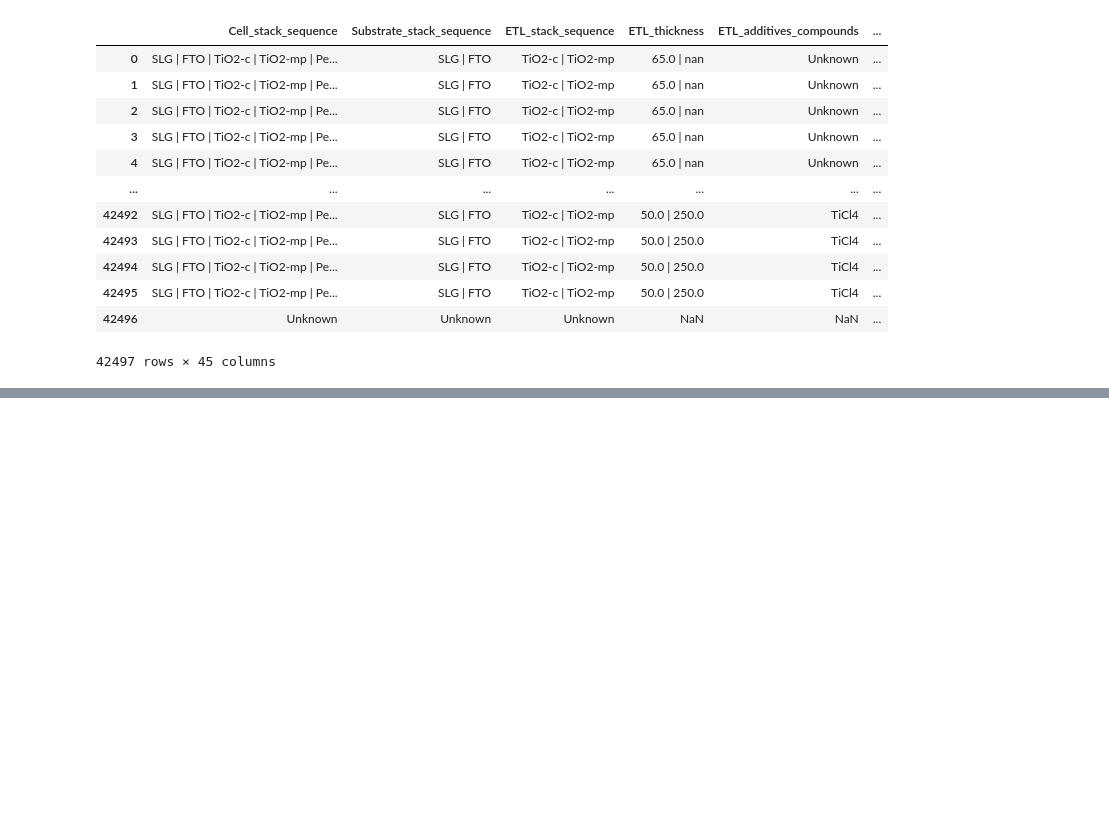
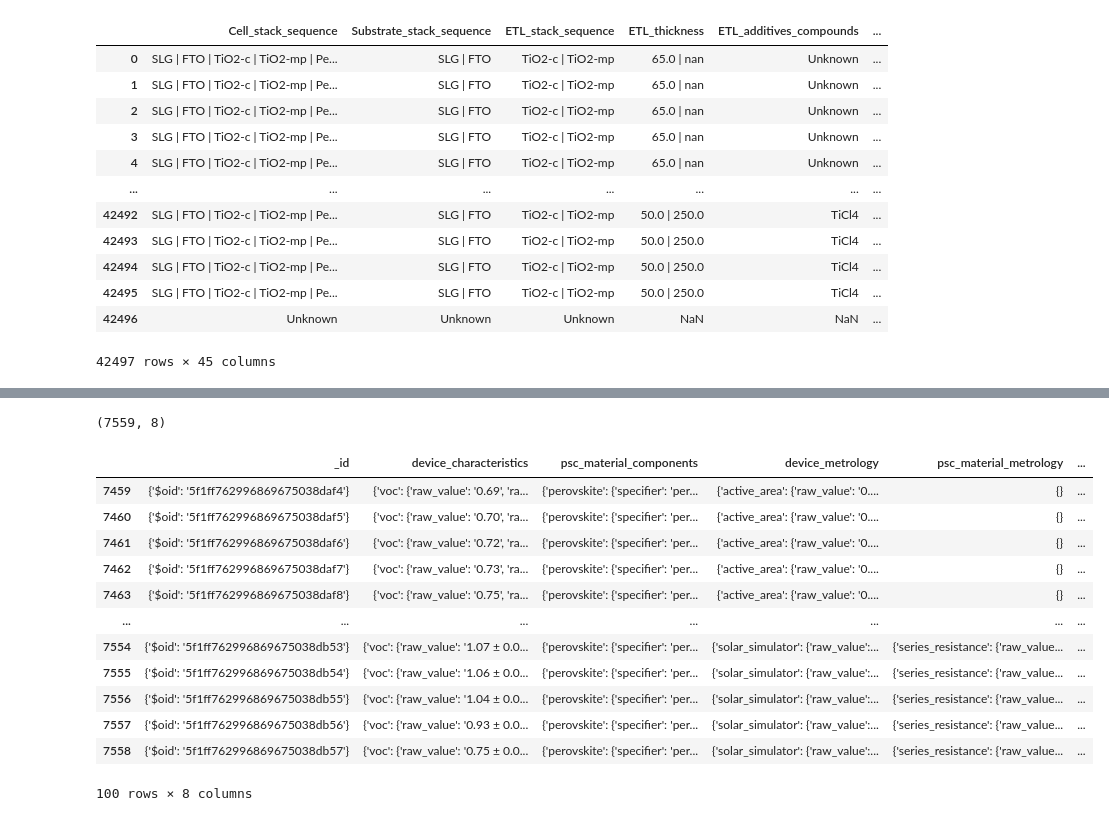
Before and after one commit to Zhang-NJ-Lab/PSC-Manual_NatureEnergy-try, a Jupyter notebook: dataframe-PSCmannual.ipynb, the cells around one changed output, grey strips where cells are left out. Cells and saved outputs as stored; diff of their text form; code cells hidden in the pictures; blank space fills up the shorter version.

```diff
--- a/dataframe-PSCmannual.ipynb
+++ b/dataframe-PSCmannual.ipynb
@@ -186,0 +247,20 @@ df.loc[:,["Cell_stack_sequence","Substrate_stack_sequence","ETL_stack_sequence",
+# %%
+json_data.shape
+# %% [output]
+(7559, 8)
+# %%
+json_data.tail(100)
+# %% [output]
+|  | _id | device_characteristics | psc_material_components | device_metrology | psc_material_metrology | ... |
+| 7459 | {'$oid': '5f1ff762996869675038daf4'} | {'voc': {'raw_value': '0.69', 'ra... | {'perovskite': {'specifier': 'per... | {'active_area': {'raw_value': '0.... | {} | ... |
+| 7460 | {'$oid': '5f1ff762996869675038daf5'} | {'voc': {'raw_value': '0.70', 'ra... | {'perovskite': {'specifier': 'per... | {'active_area': {'raw_value': '0.... | {} | ... |
+| 7461 | {'$oid': '5f1ff762996869675038daf6'} | {'voc': {'raw_value': '0.72', 'ra... | {'perovskite': {'specifier': 'per... | {'active_area': {'raw_value': '0.... | {} | ... |
+| 7462 | {'$oid': '5f1ff762996869675038daf7'} | {'voc': {'raw_value': '0.73', 'ra... | {'perovskite': {'specifier': 'per... | {'active_area': {'raw_value': '0.... | {} | ... |
+| 7463 | {'$oid': '5f1ff762996869675038daf8'} | {'voc': {'raw_value': '0.75', 'ra... | {'perovskite': {'specifier': 'per... | {'active_area': {'raw_value': '0.... | {} | ... |
+| ... | ... | ... | ... | ... | ... | ... |
+| 7554 | {'$oid': '5f1ff762996869675038db53'} | {'voc': {'raw_value': '1.07 ± 0.0... | {'perovskite': {'specifier': 'per... | {'solar_simulator': {'raw_value':... | {'series_resistance': {'raw_value... | ... |
+| 7555 | {'$oid': '5f1ff762996869675038db54'} | {'voc': {'raw_value': '1.06 ± 0.0... | {'perovskite': {'specifier': 'per... | {'solar_simulator': {'raw_value':... | {'series_resistance': {'raw_value... | ... |
+| 7556 | {'$oid': '5f1ff762996869675038db55'} | {'voc': {'raw_value': '1.04 ± 0.0... | {'perovskite': {'specifier': 'per... | {'solar_simulator': {'raw_value':... | {'series_resistance': {'raw_value... | ... |
+| 7557 | {'$oid': '5f1ff762996869675038db56'} | {'voc': {'raw_value': '0.93 ± 0.0... | {'perovskite': {'specifier': 'per... | {'solar_simulator': {'raw_value':... | {'series_resistance': {'raw_value... | ... |
+| 7558 | {'$oid': '5f1ff762996869675038db57'} | {'voc': {'raw_value': '0.75 ± 0.0... | {'perovskite': {'specifier': 'per... | {'solar_simulator': {'raw_value':... | {'series_resistance': {'raw_value... | ... |
+100 rows × 8 columns
```
Also changed, not shown: parts of 17 cells of this notebook.
